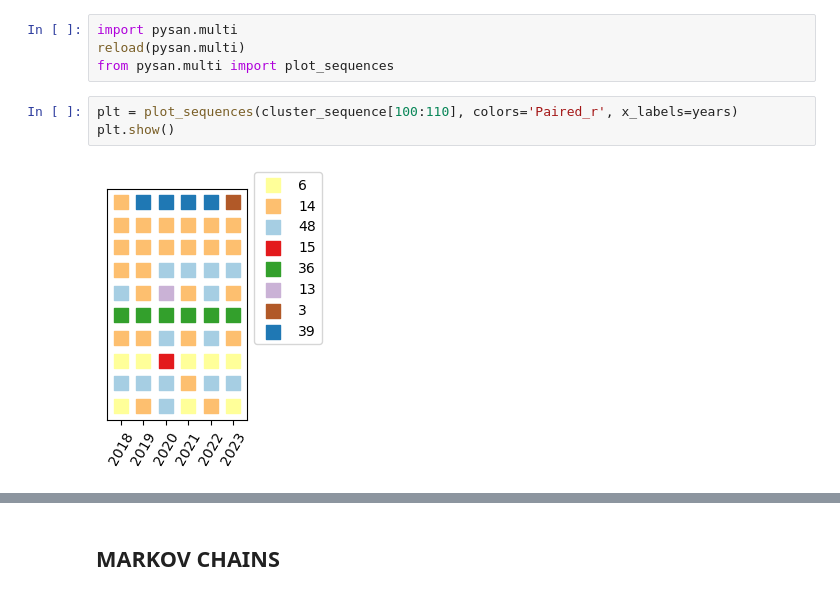
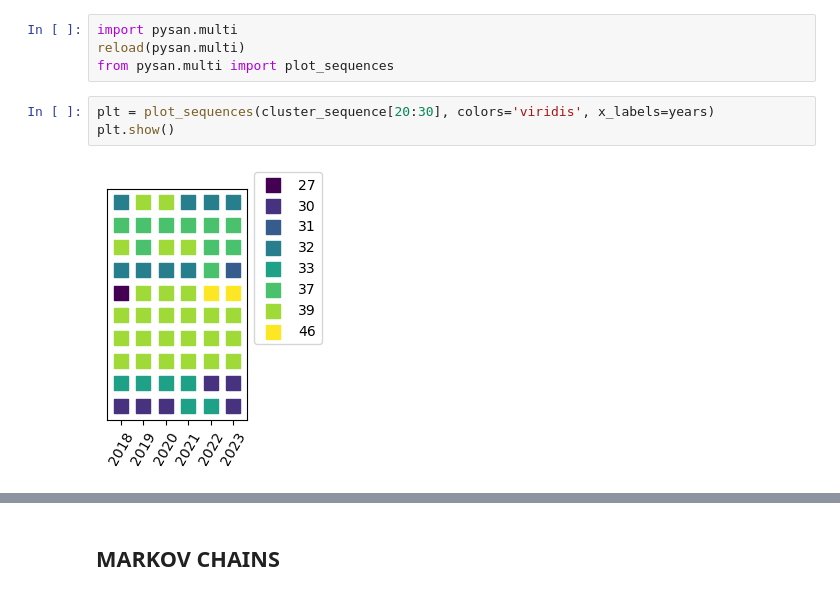
Before and after one commit to JuanesLamilla/TemporalClusterNet, a Jupyter notebook: time_series.ipynb, the cells around one changed output, grey strips where cells are left out. Saved outputs shown, nothing was run; the diff lists cells and outputs as text.

```diff
--- a/time_series.ipynb
+++ b/time_series.ipynb
@@ -98,7 +103,7 @@ import pysan.multi
 reload(pysan.multi)
 from pysan.multi import plot_sequences
 # %%
-plt = plot_sequences(cluster_sequence[100:110], colors='Paired_r', x_labels=years)
+plt = plot_sequences(cluster_sequence[20:30], colors='viridis', x_labels=years)
 plt.show()
 # %% [output]
-[figure, old version]
+[figure, new version]
```
Also changed, not shown: parts of 8 cells of this notebook, 5 other files.
